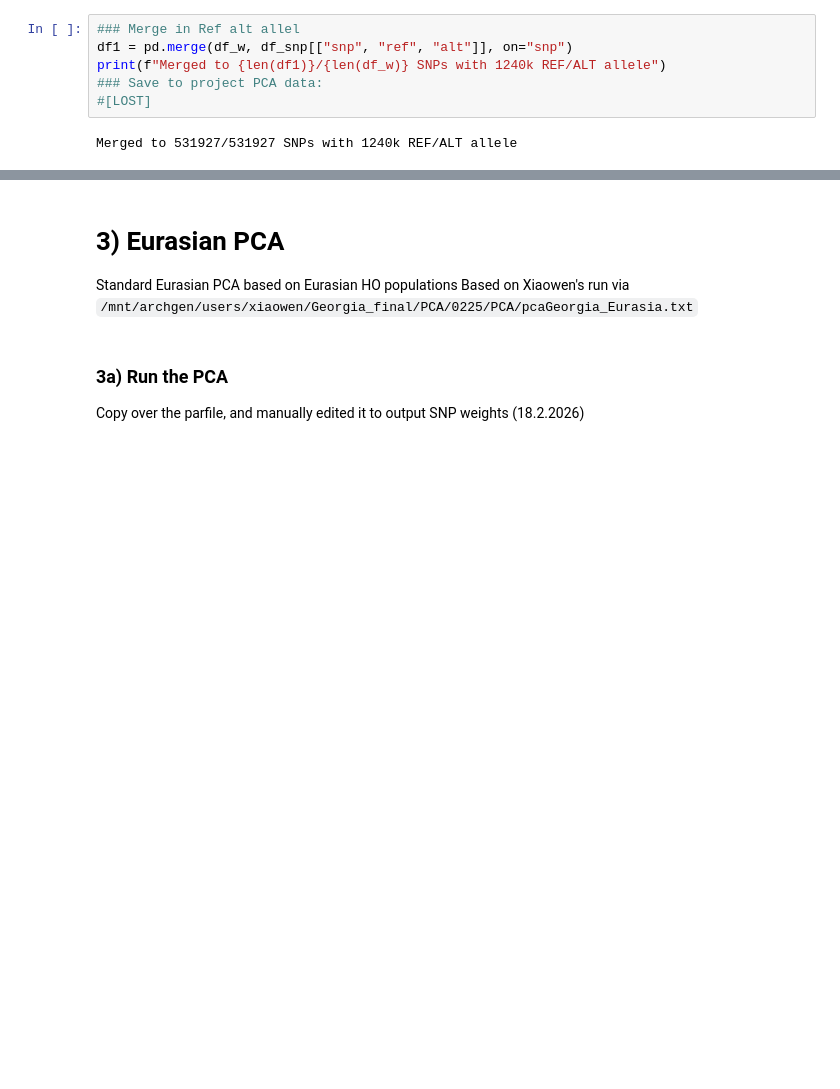
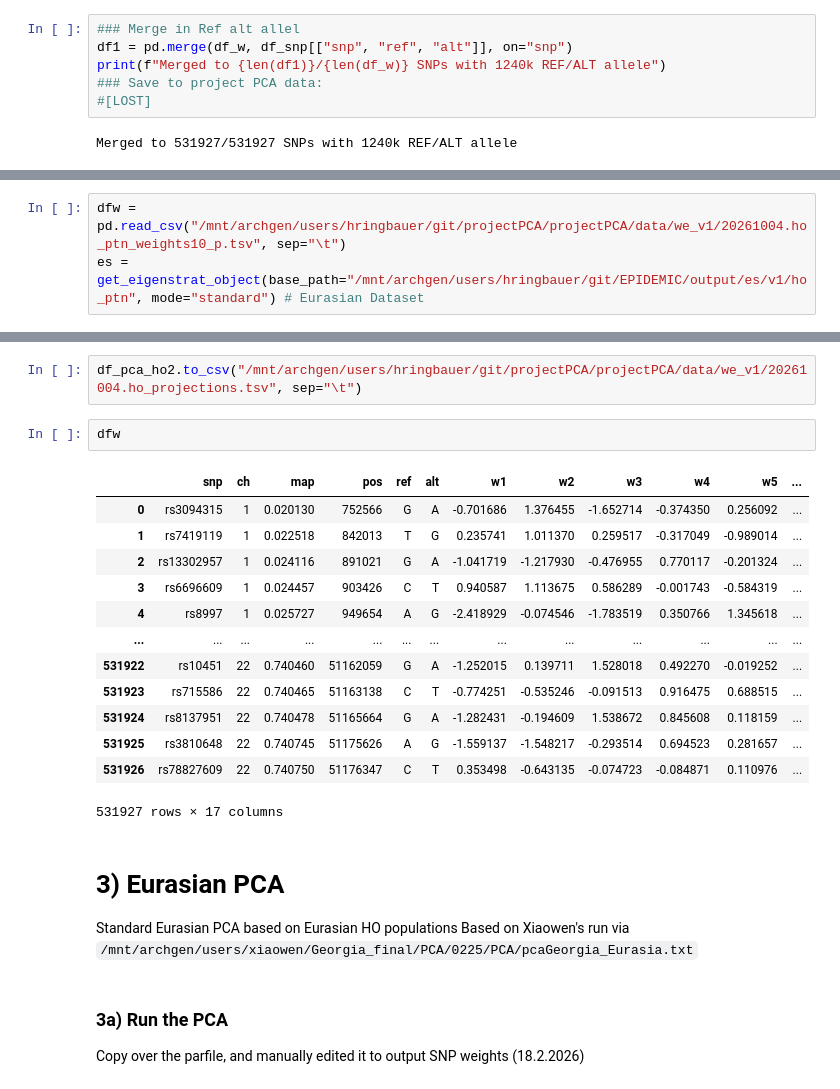
Before and after one commit to hringbauer/projectPCA, a Jupyter notebook: notebooks/prep_ref_projections.ipynb, the cells around one changed output, grey strips where cells are left out. Drawn from its saved outputs; the diff is of its cells as text; blank space fills up the shorter version.

```diff
--- a/notebooks/prep_ref_projections.ipynb
+++ b/notebooks/prep_ref_projections.ipynb
@@ -170,0 +214,3 @@ Merged to 531927/531927 SNPs with 1240k REF/ALT allele
+# %%
+dfw = pd.read_csv("/mnt/archgen/users/hringbauer/git/projectPCA/projectPCA/data/we_v1/20261004.ho_ptn_weights10_p.tsv", sep="\t")
+es = get_eigenstrat_object(base_path="/mnt/archgen/users/hringbauer/git/EPIDEMIC/output/es/v1/ho_ptn", mode="standard") # Eurasian Dataset
@@ -171,3 +240,21 @@ Merged to 531927/531927 SNPs with 1240k REF/ALT allele
+# %%
+df_pca_ho2.to_csv("/mnt/archgen/users/hringbauer/git/projectPCA/projectPCA/data/we_v1/20261004.ho_projections.tsv", sep="\t")
+# %%
+dfw
+# %% [output]
+|  | snp | ch | map | pos | ref | alt | w1 | w2 | w3 | w4 | w5 | ... |
+| 0 | rs3094315 | 1 | 0.020130 | 752566 | G | A | -0.701686 | 1.376455 | -1.652714 | -0.374350 | 0.256092 | ... |
+| 1 | rs7419119 | 1 | 0.022518 | 842013 | T | G | 0.235741 | 1.011370 | 0.259517 | -0.317049 | -0.989014 | ... |
+| 2 | rs13302957 | 1 | 0.024116 | 891021 | G | A | -1.041719 | -1.217930 | -0.476955 | 0.770117 | -0.201324 | ... |
+| 3 | rs6696609 | 1 | 0.024457 | 903426 | C | T | 0.940587 | 1.113675 | 0.586289 | -0.001743 | -0.584319 | ... |
+| 4 | rs8997 | 1 | 0.025727 | 949654 | A | G | -2.418929 | -0.074546 | -1.783519 | 0.350766 | 1.345618 | ... |
+| ... | ... | ... | ... | ... | ... | ... | ... | ... | ... | ... | ... | ... |
+| 531922 | rs10451 | 22 | 0.740460 | 51162059 | G | A | -1.252015 | 0.139711 | 1.528018 | 0.492270 | -0.019252 | ... |
+| 531923 | rs715586 | 22 | 0.740465 | 51163138 | C | T | -0.774251 | -0.535246 | -0.091513 | 0.916475 | 0.688515 | ... |
+| 531924 | rs8137951 | 22 | 0.740478 | 51165664 | G | A | -1.282431 | -0.194609 | 1.538672 | 0.845608 | 0.118159 | ... |
+| 531925 | rs3810648 | 22 | 0.740745 | 51175626 | A | G | -1.559137 | -1.548217 | -0.293514 | 0.694523 | 0.281657 | ... |
+| 531926 | rs78827609 | 22 | 0.740750 | 51176347 | C | T | 0.353498 | -0.643135 | -0.074723 | -0.084871 | 0.110976 | ... |
+531927 rows × 17 columns
 # %% [markdown]
 # 3) Eurasian PCA
 Standard Eurasian PCA based on Eurasian HO populations
```
Also changed, not shown: parts of 16 cells of this notebook, 2 other files.
